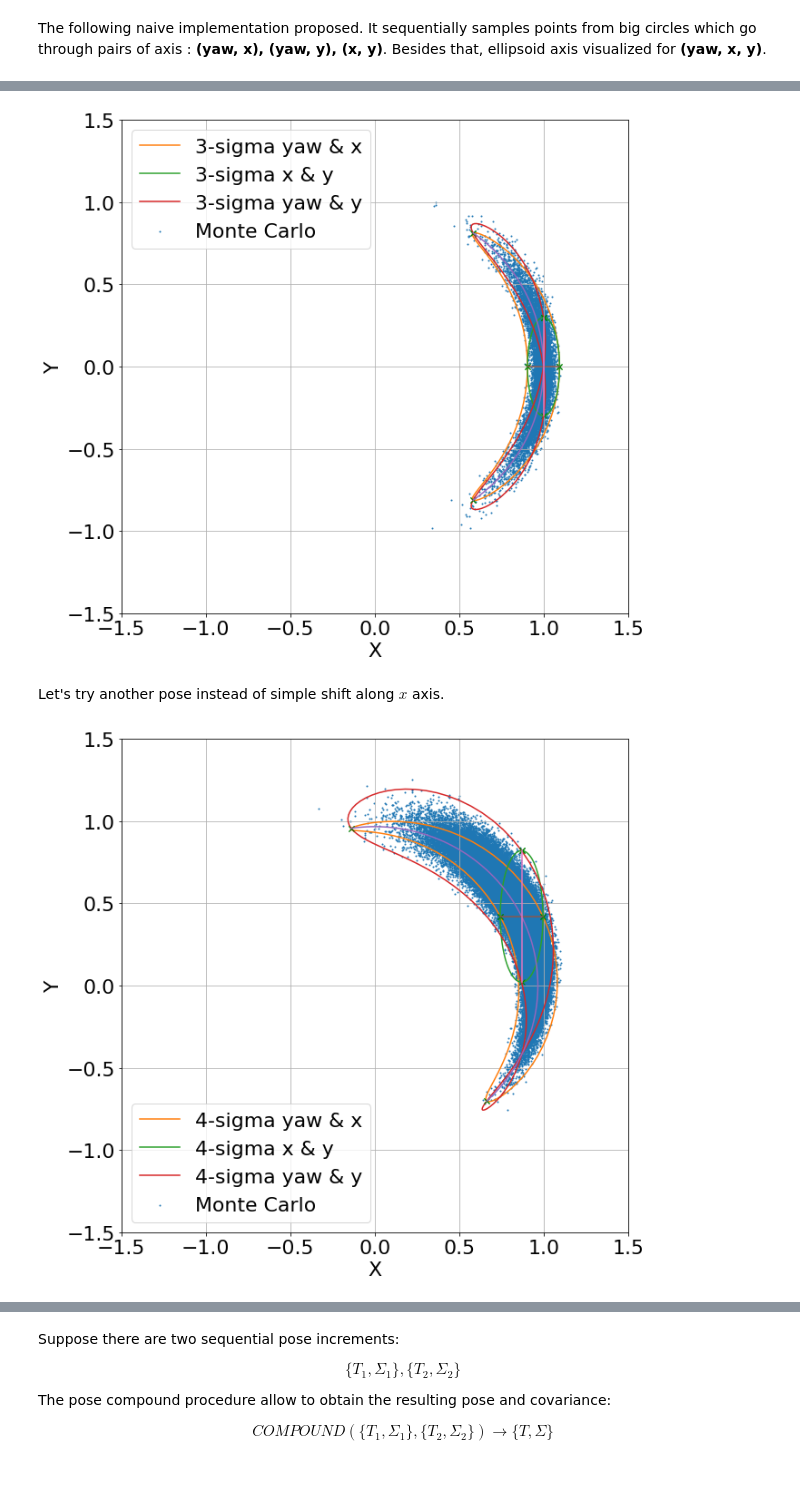
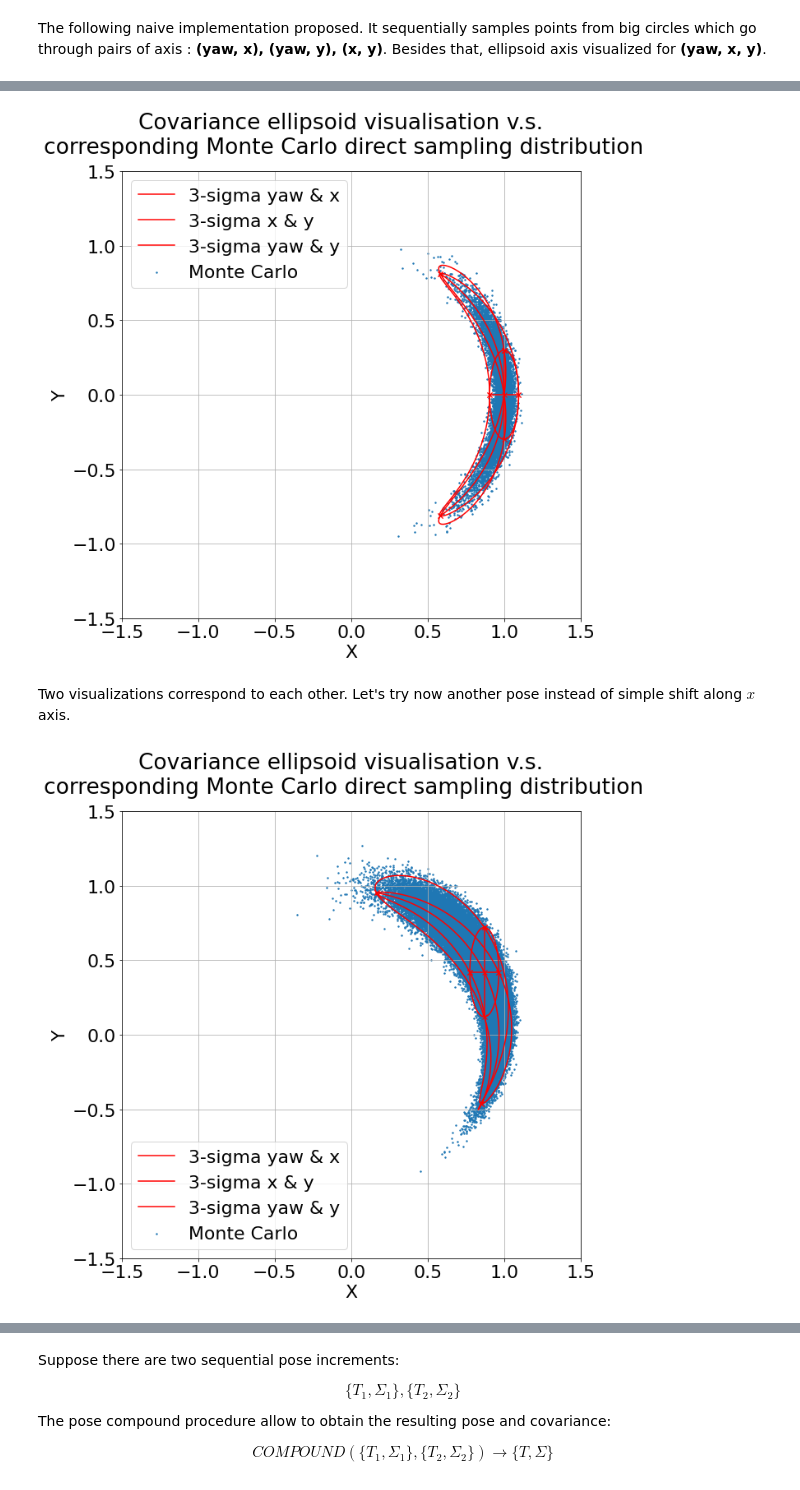
Before and after one commit to nosmokingsurfer/mrob_sandbox, a Jupyter notebook: ISP Research Project.ipynb, the cells around one changed output, grey strips where cells are left out. Cells and saved outputs as stored; diff of their text form; code cells hidden in the pictures.

```diff
--- a/ISP Research Project.ipynb
+++ b/ISP Research Project.ipynb
@@ -121,7 +117,7 @@ print("Decomposition error: ", np.linalg.norm(sigma - L@L.transpose()))
 Decomposition error:  0.0
 # %%
 # Testing on some random singular covariance matrices
-N = 1000 # number of test to do
+N = 1_000 # number of test to do
 error = 0 # cumulative error
 for _ in tqdm(range(N)):
     # Generating random diagonal elements of covariance matrix.
@@ -131,7 +127,7 @@ for _ in tqdm(range(N)):
     # Noise for random coordinate is turned off
     tmp[np.random.randint(0,6)] = 0
 
-    sigma = np.diag(tmp) # Matrix sigma is singular
+    sigma = np.diag(tmp) # now matrix sigma is singular
     L = cholesky(sigma)
     error += np.linalg.norm(sigma - L@L.transpose())
 
@@ -149,4 +143,5 @@ The noise is injected into SE(3) group using left hand side exponential map upda
 # %%
+# Method for generating random distribution using given mean pose T and noise covariance sigma
 def get_mc(T, sigma, mean=[0,0,0,0,0,0], N = 100_000):
 
     norm_var = scipy.stats.multivariate_normal(mean,sigma,allow_singular=True)
@@ -154,7 +149,7 @@ def get_mc(T, sigma, mean=[0,0,0,0,0,0], N = 100_000):
     xi = norm_var.rvs(N)
 
     propagated = []
-    for i in tqdm(range(len(xi))):
+    for i in range(len(xi)):
         tmp = mrob.geometry.SE3(T)
         tmp.update_lhs(xi[i])
         propagated.append(tmp)
@@ -217,10 +210,16 @@ Covariance matrix $\Sigma$ is the size of 6x6, but in this project we will consi
 # %% [markdown]
 The following naive implementation proposed. It sequentially samples points from big circles which go through pairs of axis : **(yaw, x), (yaw, y), (x, y)**. Besides that, ellipsoid axis visualized for **(yaw, x, y)**.
 # %%
-def sigma_visualize(T, sigma, N=100, K=[1,1]):
+def sigma_visualize(T, sigma, N=100, K=[1,1], label="", color=None):
     N = 100
 
-    plt.plot(T.t()[0], T.t()[1],'x')
+    colors = list(matplotlib.colors.CSS4_COLORS.keys())
+
+    if color is None:
+        color = colors[np.random.randint(0, len(colors))]
+
+    plt.plot(T.t()[0], T.t()[1],'x',color=color)
+    plt.annotate(label, (T.t()[0], T.t()[1]))
     A = cholesky(sigma)
     for k in set(K):
         # plotting yaw & x plane
@@ -248,11 +247,11 @@ def sigma_visualize(T, sigma, N=100, K=[1,1]):
         poses = np.array([x.t() for x in propagated])
         poses = poses.reshape((-1,3))
 
-        plt.plot(poses[4:,0],poses[4:,1], label="{}-sigma yaw & x".format(k))
+        plt.plot(poses[4:,0],poses[4:,1], label="{}-sigma yaw & x".format(k), color=color)
 
         for i in range(len(labels)):
 #             plt.annotate(labels[i],xy = (poses[i,0],poses[i,1]), xytext = (poses[i,0]+0.01,poses[i,1]+0.01))
-            plt.plot(poses[i,0],poses[i,1],'x',color='green')
+            plt.plot(poses[i,0],poses[i,1],'x',color=color)
 
         # plotting x & y plane
         labels = ['+x','-x','+y','-y']
@@ -279,11 +278,11 @@ def sigma_visualize(T, sigma, N=100, K=[1,1]):
         poses = np.array([x.t() for x in propagated])
         poses = poses.reshape((-1,3))
 
-        plt.plot(poses[4:,0],poses[4:,1], label="{}-sigma x & y".format(k))
+        plt.plot(poses[4:,0],poses[4:,1], label="{}-sigma x & y".format(k), color=color)
 
         for i in range(len(labels)):
 #             plt.annotate(labels[i],xy = (poses[i,0],poses[i,1]), xytext = (poses[i,0]+0.01,poses[i,1]+0.01))
-            plt.plot(poses[i,0],poses[i,1],'x',color='green')
+            plt.plot(poses[i,0],poses[i,1],'x',color=color)
 
 
 
@@ -312,11 +311,11 @@ def sigma_visualize(T, sigma, N=100, K=[1,1]):
         poses = np.array([x.t() for x in propagated])
         poses = poses.reshape((-1,3))
 
-        plt.plot(poses[4:,0],poses[4:,1], label="{}-sigma yaw & y".format(k))
+        plt.plot(poses[4:,0],poses[4:,1], label="{}-sigma yaw & y".format(k),color=color)
 
         for i in range(len(labels)):
 #             plt.annotate(labels[i],xy = (poses[i,0],poses[i,1]), xytext = (poses[i,0]+0.01,poses[i,1]+0.01))
-            plt.plot(poses[i,0],poses[i,1],'x',color='green')
+            plt.plot(poses[i,0],poses[i,1],'x',color=color)
         # plotting yaw axis of ellipsoid
         points = []
 
@@ -336,7 +335,7 @@ def sigma_visualize(T, sigma, N=100, K=[1,1]):
         poses = np.array([x.t() for x in propagated])
         poses = poses.reshape((-1,3))
 
-        plt.plot(poses[:,0],poses[:,1])
+        plt.plot(poses[:,0],poses[:,1],color=color)
 
         # plotting x axis
         points = []
@@ -356,7 +355,7 @@ def sigma_visualize(T, sigma, N=100, K=[1,1]):
         poses = np.array([x.t() for x in propagated])
         poses = poses.reshape((-1,3))
 
-        plt.plot(poses[:,0],poses[:,1])
+        plt.plot(poses[:,0],poses[:,1],color=color)
 
         # plotting y axis
         points = []
@@ -377,7 +376,7 @@ def sigma_visualize(T, sigma, N=100, K=[1,1]):
         poses = np.array([x.t() for x in propagated])
         poses = poses.reshape((-1,3))
 
-        plt.plot(poses[:,0],poses[:,1])
+        plt.plot(poses[:,0],poses[:,1],color=color)
 
     plt.xlabel("X")
     plt.ylabel("Y")
@@ -386,9 +385,10 @@ Trying to visualize some test examples and compare results against the Monte Car
 # %%
 plt.figure(figsize=(10,10))
+plt.suptitle('Covariance ellipsoid visualisation v.s. \ncorresponding Monte Carlo direct sampling distribution')
 sigma = np.diag([0,0,0.1,0.001,0.01,0])
-
-sigma_visualize(mrob.geometry.SE3([0,0,0,1,0,0]), sigma=sigma,N = 100, K=[3] )
-plt.scatter(poses[:,0],poses[:,1], label='Monte Carlo',s=1)
+poses, xi = get_mc(mrob.geometry.SE3([0,0,0,1,0,0]), sigma, mean,N=1_000_0)
+sigma_visualize(mrob.geometry.SE3([0,0,0,1,0,0]), sigma=sigma,N = 100, K=[3], color='red')
+plt.scatter(poses[:,0],poses[:,1], label='Monte Carlo',s=2)
 
 plt.xlim([-1.5,1.5])
 plt.ylim([-1.5,1.5])
@@ -396,7 +396,7 @@ plt.grid()
 plt.legend()
 plt.show()
 # %% [output]
-[figure, old version]
+[figure, new version]
 # %% [markdown]
-Let's try another pose instead of simple shift along $x$ axis.
+Two visualizations correspond to each other. Let's try now another pose instead of simple shift along $x$ axis.
 # %%
@@ -405,17 +405,18 @@ sigma = np.diag([0,0,0.1,0.001,0.01,0])
 poses, xi  = get_mc(mrob.geometry.SE3([0,0,0.9,1,0,0]), sigma)
 # %%
 plt.figure(figsize=(10,10))
+plt.suptitle('Covariance ellipsoid visualisation v.s. \ncorresponding Monte Carlo direct sampling distribution')
 
 
-sigma_visualize(mrob.geometry.SE3([0,0,0.9,1,0,0]), sigma=sigma,N = 100, K=[4] )
-plt.scatter(poses[:,0],poses[:,1], label='Monte Carlo',s = 1)
+sigma_visualize(mrob.geometry.SE3([0,0,0.9,1,0,0]), sigma=sigma,N = 100, K=[3],color='red')
+plt.scatter(poses[:,0],poses[:,1], label='Monte Carlo',s = 2)
 
 plt.xlim([-1.5,1.5])
 plt.ylim([-1.5,1.5])
 plt.grid()
 plt.legend()
 plt.show()
 # %% [output]
-[figure, old version]
+[figure, new version]
 # %% [markdown]
 The above plotted graphs show that Monte Carlo and ellipsoid "wire-frame" projections correspond to each other.
```
Also changed, not shown: parts of 58 cells of this notebook.
